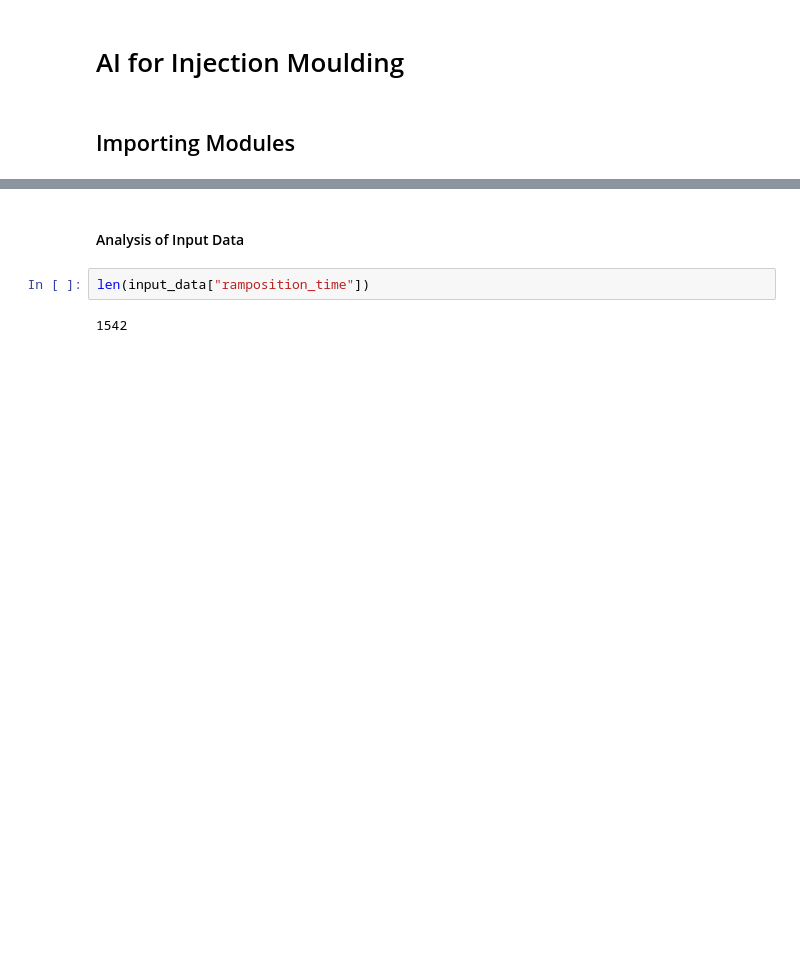
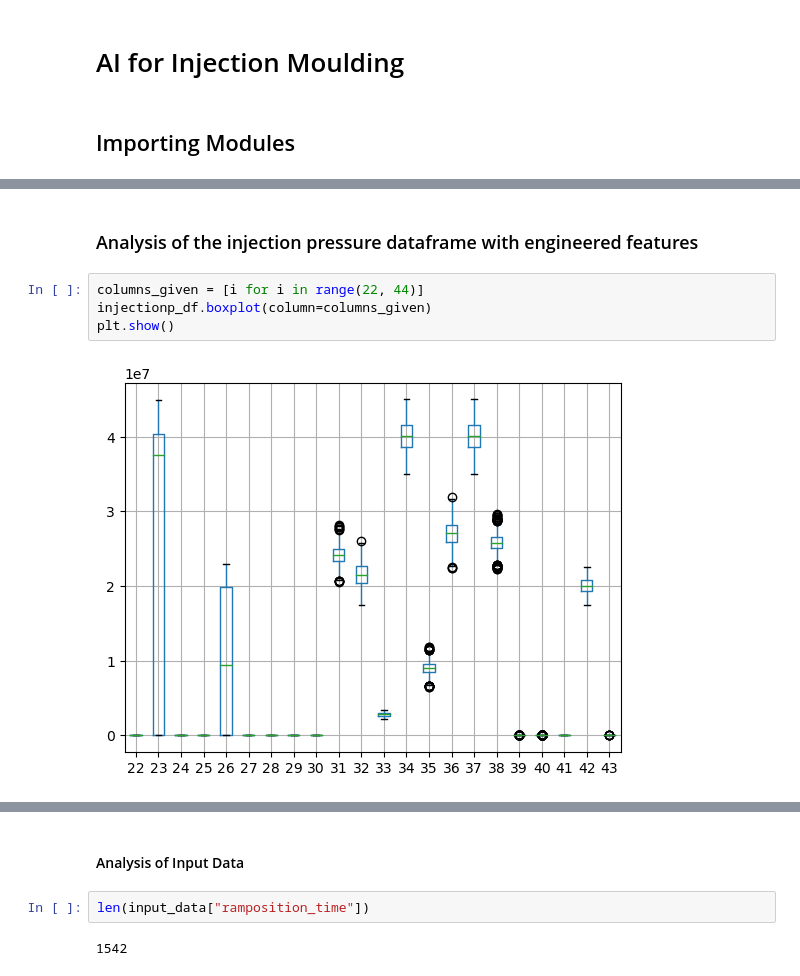
Before and after one commit to Alfredo-Vargas/ai4im, a Jupyter notebook: data/simulated/ai4im-fea.ipynb, the cells around one changed output, grey strips where cells are left out. Saved outputs shown, nothing was run; the diff lists cells and outputs as text; blank space fills up the shorter version.

```diff
--- a/data/simulated/ai4im.ipynb
+++ b/data/simulated/ai4im-fea.ipynb
@@ -32,0 +83,8 @@ input_data_df.head()
+# %% [markdown]
+### Analysis of the injection pressure dataframe with engineered features
+# %%
+columns_given = [i for i in range(22, 44)]
+injectionp_df.boxplot(column=columns_given)
+plt.show()
+# %% [output]
+[figure, added]
```
Also changed, not shown: parts of 19 cells of this notebook, 1 other file.
